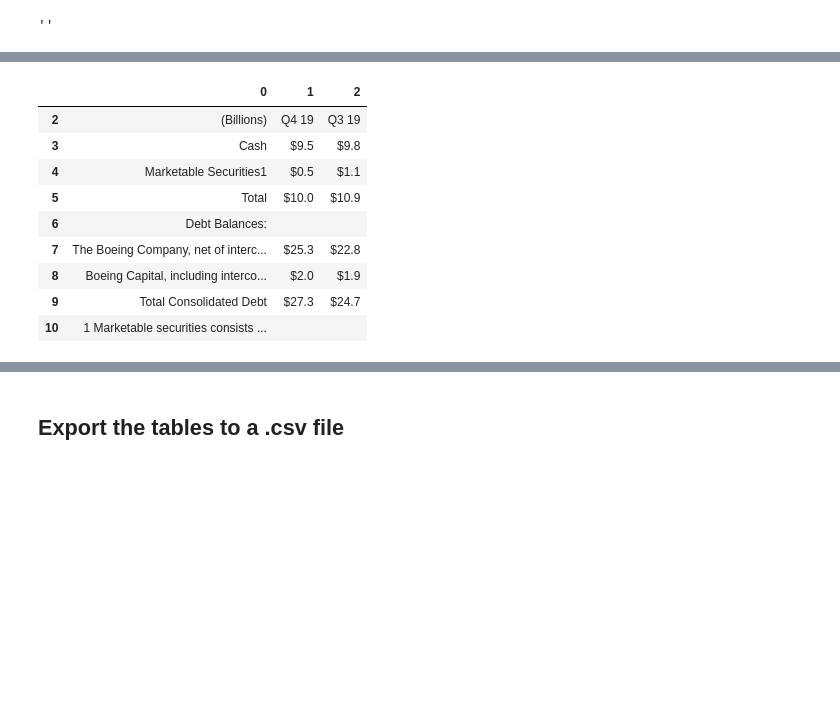
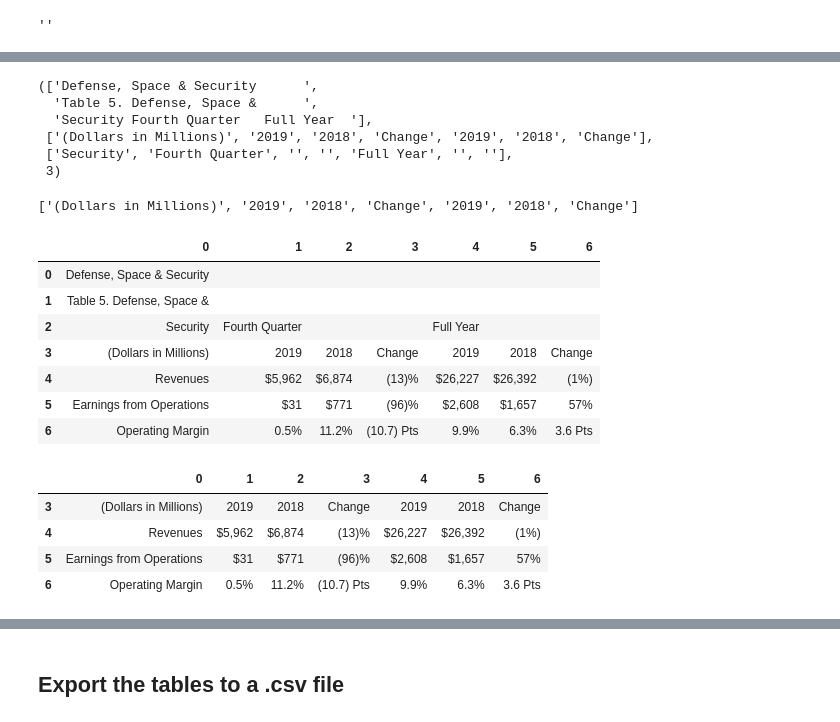
Before and after one commit to plaban1981/POCs, a Jupyter notebook: Extract_tabular_data_from_PDF_document_using_Camelot_in_Python.ipynb, the cells around one changed output, grey strips where cells are left out. Drawn from its saved outputs; the diff is of its cells as text; code cells hidden in the pictures; blank space fills up the shorter version.

```diff
--- a/Extract_tabular_data_from_PDF_document_using_Camelot_in_Python.ipynb
+++ b/Extract_tabular_data_from_PDF_document_using_Camelot_in_Python.ipynb
@@ -174,2 +140,0 @@ temp_df = temp_df.rename(columns=temp_df.iloc[2]).drop(temp_df.iloc[:2])
-# %%
-temp_df.reset_index(inplace=True)
@@ -238,3 +218,0 @@ df4
-# %%
-df2=tables2[2].df
-df2
@@ -271,14 +247,18 @@ df2.iloc[0][1]
 normal_text = []
 tabular_text = []
 
-for i,items in enumerate(df2.values.tolist()):
+for i,items in enumerate(df4.values.tolist()):
   count = 0
-  for i in df2.columns.values.tolist():
-    if items[i] == "":
+  print(items)
+  for j in range(len(df2.columns.values.tolist())):
+    print(items[j])
+    if items[j] == "":
       count +=1
   if count > 0:
     normal_text.append(" ".join(items))
+    second_last = items
   else:
     row_number = i
+    print(second_last)
     header = items
     break
@@ -297,0 +295,23 @@ row_number
+# %%
+
+def extract_normal_header_text(df):
+  normal_text = []
+  tabular_text = []
+  for i,items in enumerate(df.values.tolist()):
+    count = 0
+    print(items)
+    for j in range(len(df2.columns.values.tolist())):
+      print(items[j])
+      if items[j] == "":
+        count +=1
+    if count > 0:
+      normal_text.append(" ".join(items))
+      second_last = items
+    else:
+      row_number = i
+      print(second_last)
+      header = items
+      break
+  return normal_text,header,second_last,row_number
+
+normal_text,header,second_last,row_number = extract_normal_header_text(df4)
@@ -298,13 +336,32 @@ row_number
+# %%
+normal_text,header,second_last,row_number
+# %% [output]
+(['Defense, Space & Security      ',
+  'Table 5. Defense, Space &      ',
+  'Security Fourth Quarter   Full Year  '],
+ ['(Dollars in Millions)', '2019', '2018', 'Change', '2019', '2018', 'Change'],
+ ['Security', 'Fourth Quarter', '', '', 'Full Year', '', ''],
+ 3)
+# %%
+header
+# %% [output]
+['(Dollars in Millions)', '2019', '2018', 'Change', '2019', '2018', 'Change']
+# %%
+df4
+# %% [output]
+|  | 0 | 1 | 2 | 3 | 4 | 5 | 6 |
+| 0 | Defense, Space & Security |  |  |  |  |  |  |
+| 1 | Table 5. Defense, Space & |  |  |  |  |  |  |
+| 2 | Security | Fourth Quarter |  |  | Full Year |  |  |
+| 3 | (Dollars in Millions) | 2019 | 2018 | Change | 2019 | 2018 | Change |
+| 4 | Revenues | $5,962 | $6,874 | (13)% | $26,227 | $26,392 | (1%) |
+| 5 | Earnings from Operations | $31 | $771 | (96)% | $2,608 | $1,657 | 57% |
+| 6 | Operating Margin | 0.5% | 11.2% | (10.7) Pts | 9.9% | 6.3% | 3.6 Pts |
 # %%
-df2.iloc[row_number:]
+df4.iloc[row_number:]
 # %% [output]
-|  | 0 | 1 | 2 |
-| 2 | (Billions) | Q4 19 | Q3 19 |
-| 3 | Cash | $9.5 | $9.8 |
-| 4 | Marketable Securities1 | $0.5 | $1.1 |
-| 5 | Total | $10.0 | $10.9 |
-| 6 | Debt Balances: |  |  |
-| 7 | The Boeing Company, net of interc... | $25.3 | $22.8 |
-| 8 | Boeing Capital, including interco... | $2.0 | $1.9 |
-| 9 | Total Consolidated Debt | $27.3 | $24.7 |
-| 10 | 1 Marketable securities consists ... |  |  |
+|  | 0 | 1 | 2 | 3 | 4 | 5 | 6 |
+| 3 | (Dollars in Millions) | 2019 | 2018 | Change | 2019 | 2018 | Change |
+| 4 | Revenues | $5,962 | $6,874 | (13)% | $26,227 | $26,392 | (1%) |
+| 5 | Earnings from Operations | $31 | $771 | (96)% | $2,608 | $1,657 | 57% |
+| 6 | Operating Margin | 0.5% | 11.2% | (10.7) Pts | 9.9% | 6.3% | 3.6 Pts |
```
Also changed, not shown: parts of 33 cells of this notebook.
